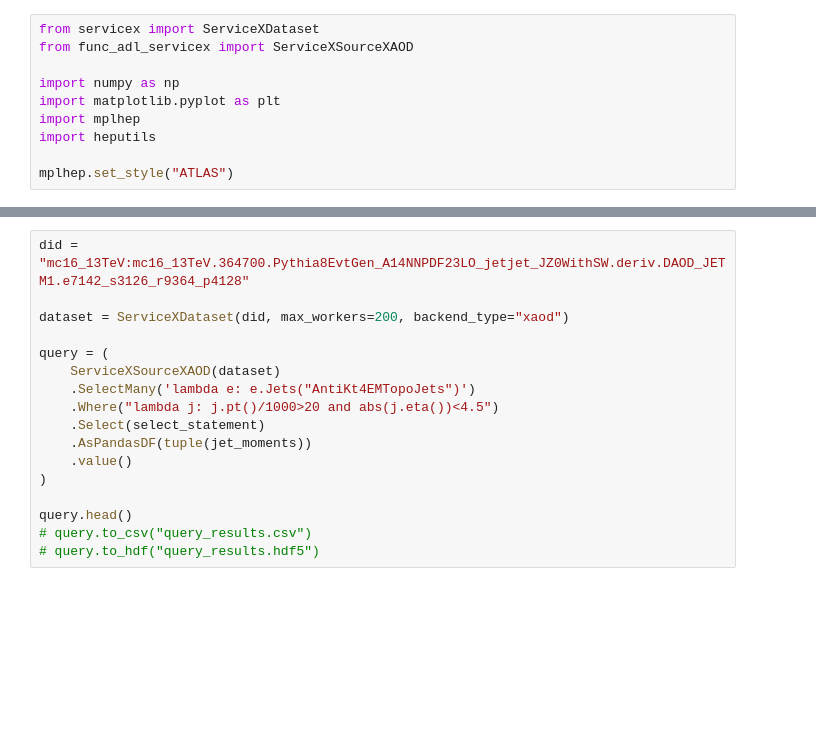
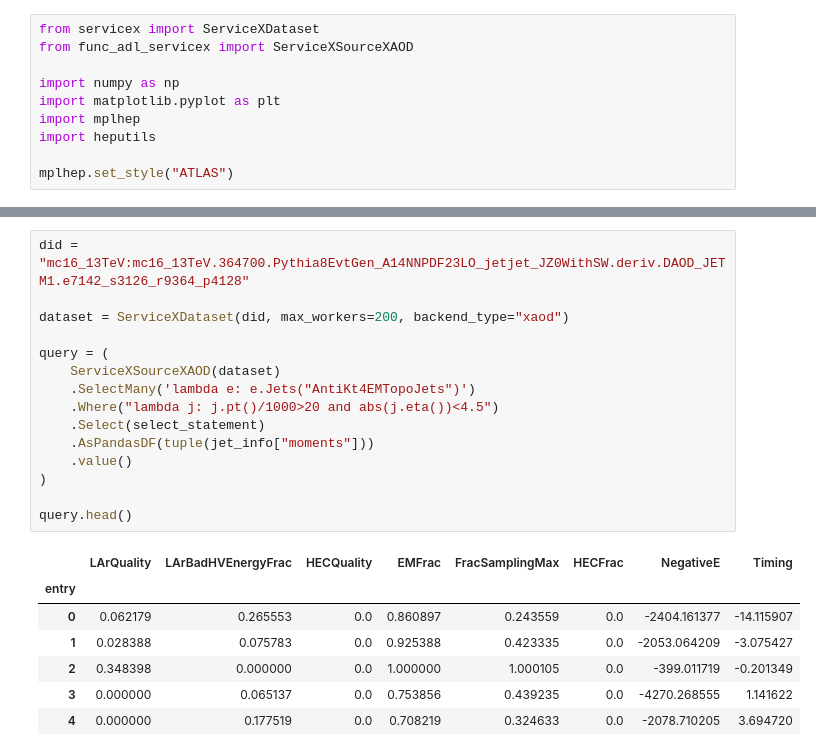
Before and after one commit to matthewfeickert/ServiceX-exploration, a Jupyter notebook: notebooks/jet-cleaning-test.ipynb, the cells around one changed output, grey strips where cells are left out. Cells and saved outputs as stored; diff of their text form; blank space fills up the shorter version.

```diff
--- a/notebooks/jet-cleaning-test.ipynb
+++ b/notebooks/jet-cleaning-test.ipynb
@@ -43,17 +56,23 @@ lambda j: (j.getAttributeFloat("LArQuality"), j.getAttributeFloat("LArBadHVEnerg
 # %%
 did = "mc16_13TeV:mc16_13TeV.364700.Pythia8EvtGen_A14NNPDF23LO_jetjet_JZ0WithSW.deriv.DAOD_JETM1.e7142_s3126_r9364_p4128"
 
 dataset = ServiceXDataset(did, max_workers=200, backend_type="xaod")
 
 query = (
     ServiceXSourceXAOD(dataset)
     .SelectMany('lambda e: e.Jets("AntiKt4EMTopoJets")')
     .Where("lambda j: j.pt()/1000>20 and abs(j.eta())<4.5")
     .Select(select_statement)
-    .AsPandasDF(tuple(jet_moments))
+    .AsPandasDF(tuple(jet_info["moments"]))
     .value()
 )
 
 query.head()
-# query.to_csv("query_results.csv")
-# query.to_hdf("query_results.hdf5")
+# %% [output]
+|  | LArQuality | LArBadHVEnergyFrac | HECQuality | EMFrac | FracSamplingMax | HECFrac | NegativeE | Timing |
+| entry |  |  |  |  |  |  |  |  |
+| 0 | 0.062179 | 0.265553 | 0.0 | 0.860897 | 0.243559 | 0.0 | -2404.161377 | -14.115907 |
+| 1 | 0.028388 | 0.075783 | 0.0 | 0.925388 | 0.423335 | 0.0 | -2053.064209 | -3.075427 |
+| 2 | 0.348398 | 0.000000 | 0.0 | 1.000000 | 1.000105 | 0.0 | -399.011719 | -0.201349 |
+| 3 | 0.000000 | 0.065137 | 0.0 | 0.753856 | 0.439235 | 0.0 | -4270.268555 | 1.141622 |
+| 4 | 0.000000 | 0.177519 | 0.0 | 0.708219 | 0.324633 | 0.0 | -2078.710205 | 3.694720 |
```
Also changed, not shown: parts of 13 cells of this notebook.
